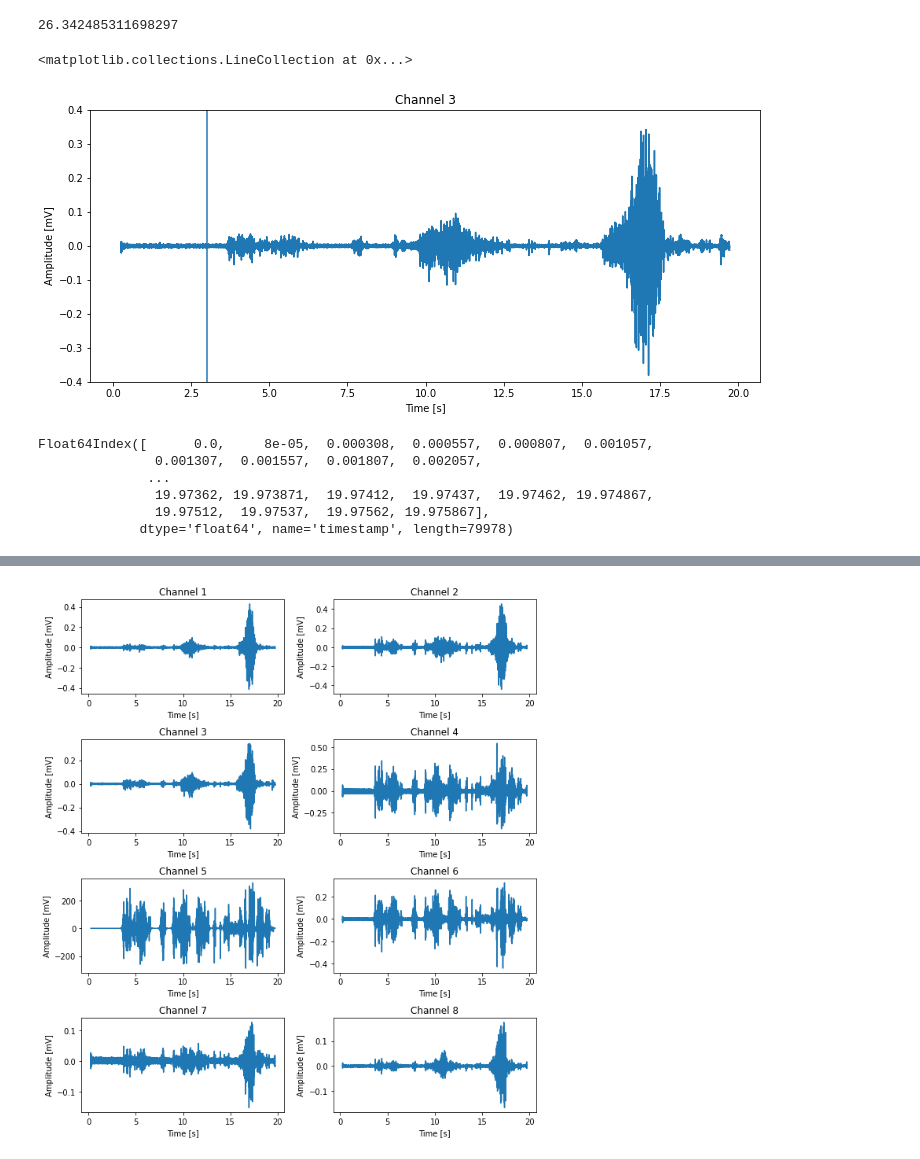
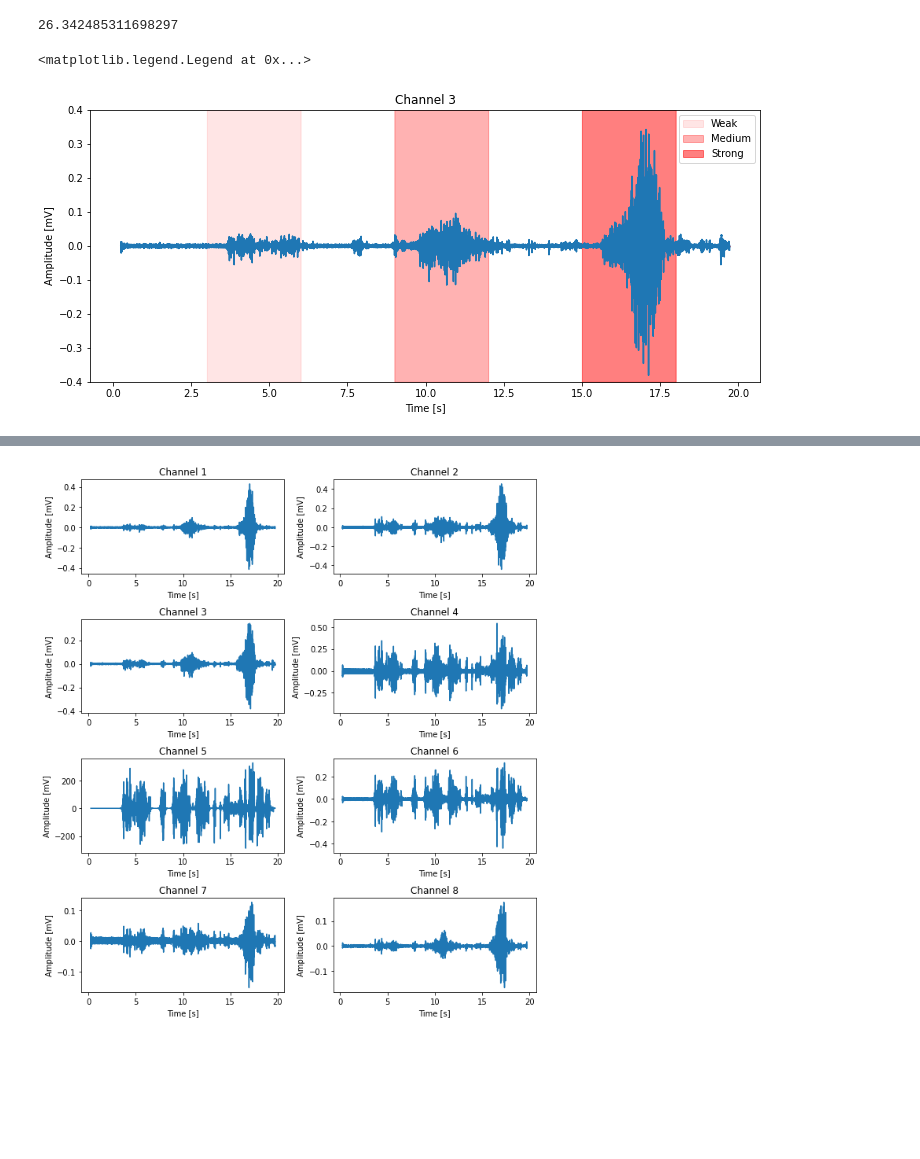
Before and after one commit to kstray/master-thesis-implementation, a Jupyter notebook: emg_processing.ipynb, the cells around one changed output, grey strips where cells are left out. Drawn from its saved outputs; the diff is of its cells as text; code cells hidden in the pictures; blank space fills up the shorter version.

Commit message:
Add contraction areas to plots

```diff
--- a/emg_processing.ipynb
+++ b/emg_processing.ipynb
@@ -88,25 +88,28 @@ snr = 10*np.log10((np.abs(power_s - power_n))/power_n)      # SNR in dB
 snr.mean()
 # %% [output]
 26.342485311698297
-# %%
-# Plot single channel
-fig = plt.figure(figsize=(12,5))
-plt.plot(df_comb.channel_3.iloc[1000:-1000]*1000)
-plt.ylim(-0.4, 0.4)
-plt.title('Channel 3')
-plt.ylabel('Amplitude [mV]')
-plt.xlabel('Time [s]')
-# %% [output]
-<matplotlib.collections.LineCollection at 0x...>
-[figure, removed]
-# %%
-timestamps = df_comb.index
-flex = np.zeros((2,len(timestamps)))
-for t in timestamps:
-# %% [output]
-Float64Index([      0.0,     8e-05,  0.000308,  0.000557,  0.000807,  0.001057,
-               0.001307,  0.001557,  0.001807,  0.002057,
-              ...
-               19.97362, 19.973871,  19.97412,  19.97437,  19.97462, 19.974867,
-               19.97512,  19.97537,  19.97562, 19.975867],
-             dtype='float64', name='timestamp', length=79978)
+# %%
+# Plot single channel
+d = df_comb.iloc[1000:-1000]
+fig = plt.figure(figsize=(12,5))
+plt.plot(d.channel_3*1000)
+plt.ylim(-0.4, 0.4)
+plt.title('Channel 3')
+plt.ylabel('Amplitude [mV]')
+plt.xlabel('Time [s]')
+
+timestamps = d.index.to_numpy()
+flex1 = np.zeros_like(timestamps)
+flex2 = np.zeros_like(timestamps)
+flex3 = np.zeros_like(timestamps)
+flex1[(timestamps > 3) & (timestamps <6)] = 1.0
+flex2[(timestamps > 9) & (timestamps <12)] = 1.0
+flex3[(timestamps > 15) & (timestamps <18)] = 1.0
+
+plt.fill_between(timestamps, flex1*0.4, -flex1*0.4, color="red", alpha=0.1, label="Weak")
+plt.fill_between(timestamps, flex2*0.4, -flex2*0.4, color="red", alpha=0.3, label="Medium")
+plt.fill_between(timestamps, flex3*0.4, -flex3*0.4, color="red", alpha=0.5, label="Strong")
+plt.legend()
+# %% [output]
+<matplotlib.legend.Legend at 0x...>
+[figure, added]
```
Also changed, not shown: parts of 1 cell of this notebook.
